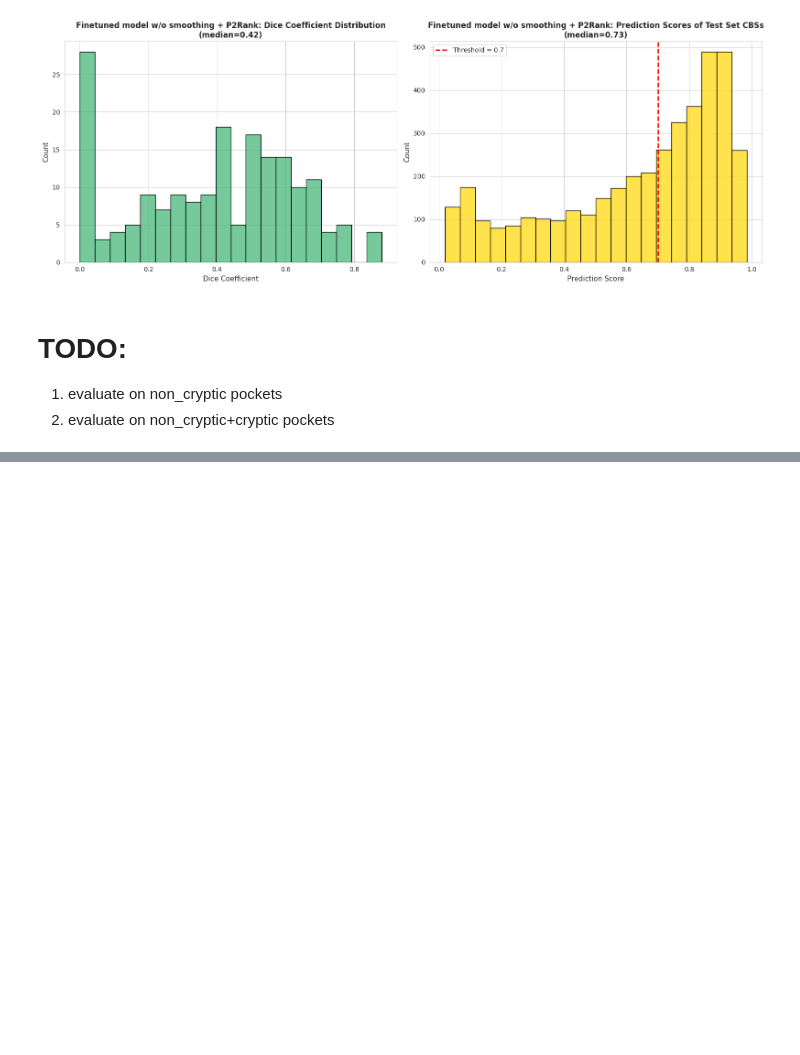
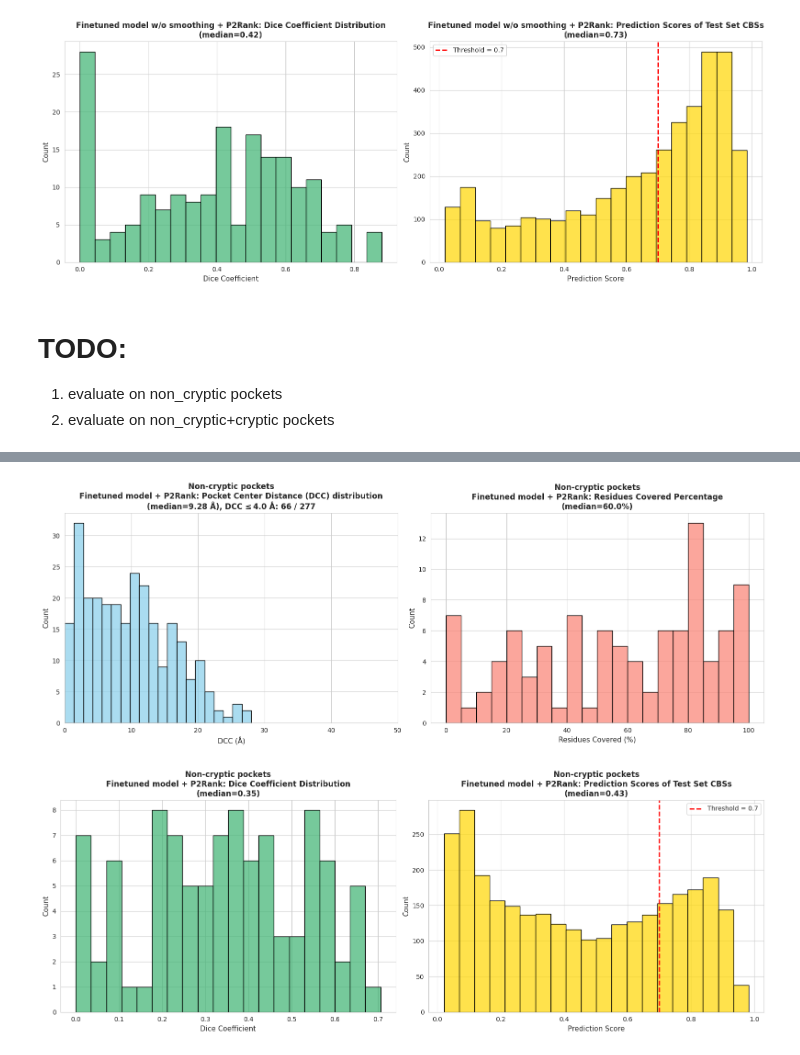
Before and after one commit to skrhakv/seq2pocket, a Jupyter notebook: src/B-evaluate-cryptoshow/pocket-level-evaluation.ipynb, the cells around one changed output, grey strips where cells are left out. Drawn from its saved outputs; the diff is of its cells as text; code cells hidden in the pictures; blank space fills up the shorter version.

```diff
--- a/src/B-evaluate-cryptoshow/pocket-level-evaluation.ipynb
+++ b/src/B-evaluate-cryptoshow/pocket-level-evaluation.ipynb
@@ -398,15 +398,28 @@ with open('/home/skrhakv/cryptoshow-analysis/data/B-evaluate-cryptoshow/predicte
     # reformat in order to have the same format as predicted_binding_sites - dictionary of numpy arrays
     p2rank_predictions = {key:[np.array([int(ii[1:]) for ii in i]) for i in predicted_pockets] for key, predicted_pockets in p2rank_predictions.items()}
 
-merged_predictions = {}
-for protein_id in sequences.keys():
-    merged_predictions[protein_id] = []
-    # add finetuned model predictions
-    for binding_sites in predicted_binding_sites[protein_id]:
-        merged_predictions[protein_id].append(binding_sites)
-    # add p2rank predictions
-    for binding_sites in p2rank_predictions[protein_id]:
-        merged_predictions[protein_id].append((binding_sites, 'p2rank'))
+def merge_predictions(predicted_binding_sites: dict[str, list[tuple[np.ndarray, str]]], p2rank_predictions: dict[str, list[np.ndarray]]):
+    """
+    Merge the predicted binding sites from the finetuned model and p2rank.
+
+    Args:
+        predicted_binding_sites (dict): Dictionary where keys are protein IDs and values are lists of tuples (binding_site_indices, 'finetuned model with smoothing').
+        p2rank_predictions (dict): Dictionary where keys are protein IDs and values are lists of numpy arrays of binding site indices predicted by p2rank.
+
+    Returns:
+        dict: Merged dictionary with keys as protein IDs and values as lists of tuples (binding_site_indices, source).
+    """
+    merged_predictions = {}
+    for protein_id in sequences.keys():
+        merged_predictions[protein_id] = []
+        # add finetuned model predictions
+        for binding_sites in predicted_binding_sites[protein_id]:
+            merged_predictions[protein_id].append(binding_sites)
+        # add p2rank predictions
+        for binding_sites in p2rank_predictions[protein_id]:
+            merged_predictions[protein_id].append((binding_sites, 'p2rank'))
+    return merged_predictions
+merged_predictions = merge_predictions(predicted_binding_sites, p2rank_predictions)
 # %%
 import pickle
 PREDICTIONS_PATH = '/home/skrhakv/cryptoshow-analysis/data/B-evaluate-cryptoshow/predictions'
@@ -541,0 +567,8 @@ eval_utils.print_plots(DCCs, coverages, dice_coefficients, binding_prediction_sc
+# %%
+DCCs, coverages, dice_coefficients, binding_prediction_scores, number_of_pockets = eval_utils.compute_pocket_level_metrics(non_cryptic_binding_residues, merged_predictions, prediction_scores, COORDINATES_DIR, VERBOSE_OUTPUT)
+
+MODEL = 'Non-cryptic pockets\nFinetuned model + P2Rank'
+eval_utils.print_plots(DCCs, coverages, dice_coefficients, binding_prediction_scores, number_of_pockets, MODEL)
+# %% [output]
+[figure, added]
+[figure, added]
```
Also changed, not shown: parts of 2 cells of this notebook.
